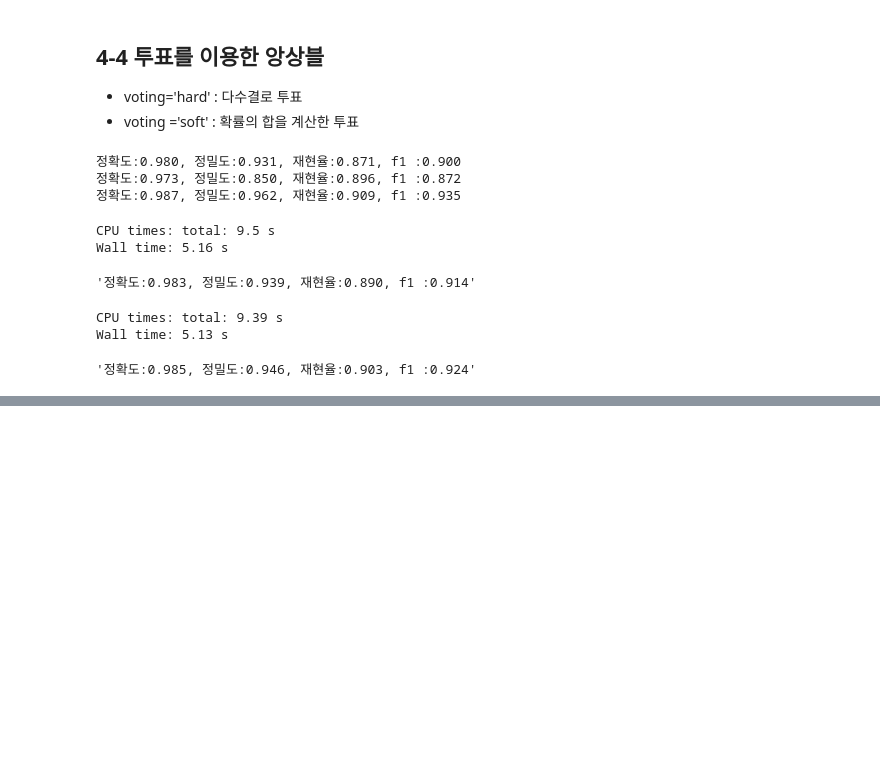
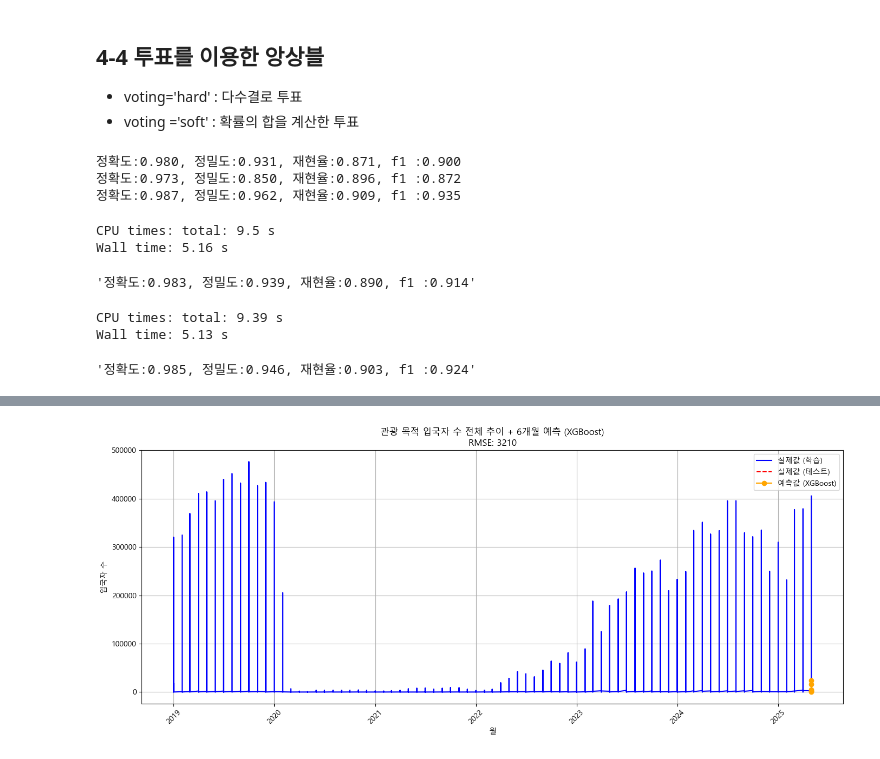
Before and after one commit to jangsh4752/ai_x, a Jupyter notebook: source/10_MachineLearning/4장_머신러닝모형최적화.ipynb, the cells around one changed output, grey strips where cells are left out. Cells and saved outputs as stored; diff of their text form; code cells hidden in the pictures; blank space fills up the shorter version.

```diff
--- a/source/10_MachineLearning/4장_머신러닝모형최적화.ipynb
+++ b/source/10_MachineLearning/4장_머신러닝모형최적화.ipynb
@@ -854,0 +975,82 @@ Wall time: 5.13 s
+# %%
+import pandas as pd
+import numpy as np
+from sklearn.metrics import mean_squared_error
+from xgboost import XGBRegressor
+import matplotlib.pyplot as plt
+
+# 1. 데이터 로딩 및 전처리
+df = pd.read_csv("./data/목적별 국적별 입국(전처리).csv", encoding="cp949")
+df = df.melt(id_vars=["국적", "목적"], var_name="월", value_name="입국자수")
+df["월"] = pd.to_datetime(df["월"], format="%Y년%m월")
+df = df.sort_values("월")
+
+# 2. 관광 목적 필터링
+df = df[df["목적"] == "관광"].reset_index(drop=True)
+
+# 3. 파생 변수 추가
+df["연도"] = df["월"].dt.year
+df["월_숫자"] = df["월"].dt.month
+df["계절"] = df["월"].dt.month % 12 // 3
+df["전월입국자수"] = df["입국자수"].shift(1)
+df["전년동월입국자수"] = df["입국자수"].shift(12)
+df["전월증감률"] = df["입국자수"].pct_change().shift(1)
+df["전년증감률"] = (df["입국자수"] - df["입국자수"].shift(12)) / df["입국자수"].shift(12)
+df["이동평균"] = df["입국자수"].rolling(window=3).mean().shift(1)
+
+# 4. 결측치 및 무한값 제거
+df_model = df.replace([np.inf, -np.inf], np.nan).dropna().copy()
+
+# 5. 특성 설정
+features = ["연도", "월_숫자", "계절", "전월입국자수", "전년동월입국자수",
+            "전월증감률", "전년증감률", "이동평균"]
+df_model["월_숫자"] = df_model["월_숫자"].astype(int)
+df_model["계절"] = df_model["계절"].astype(int)
+
+X = df_model[features]
+y = df_model["입국자수"]
+dates = df_model["월"]
+
+# 6. 최근 6개월 분할
+X_train, X_test = X[:-6], X[-6:]
+y_train, y_test = y[:-6], y[-6:]
+dates_train, dates_test = dates[:-6], dates[-6:]
+
+# 7. 모델 학습
+model = XGBRegressor(n_estimators=50, random_state=42)
+model.fit(X_train, y_train)
+
+# 8. 예측 및 음수 방지
+y_pred = np.clip(model.predict(X_test), 0, None)
+rmse = np.sqrt(mean_squared_error(y_test, y_pred))
+
+# 9. 전체 시계열 + 예측 시각화
+plt.figure(figsize=(14, 6))
+plt.plot(dates_train, y_train, label="실제값 (학습)", color='blue')
+plt.plot(dates_test, y_test, label="실제값 (테스트)", color='red', linestyle='--')
+plt.plot(dates_test, y_pred, label="예측값 (XGBoost)", color='orange', marker='o')
+plt.title(f"관광 목적 입국자 수 전체 추이 + 6개월 예측 (XGBoost)\nRMSE: {rmse:.0f}")
+plt.xlabel("월")
+plt.ylabel("입국자 수")
+plt.xticks(rotation=45)
+plt.legend()
+plt.grid(True)
+plt.tight_layout()
+plt.show()
+
+# 10. 최근 2년 확대 시각화
+plt.figure(figsize=(12, 5))
+mask = dates >= pd.to_datetime("2023-01-01")
+plt.plot(dates[mask], y[mask], label="실제값 (최근 2년)", color='blue')
+plt.plot(dates_test, y_test, label="실제값 (최근 6개월)", color='red', linestyle='--')
+plt.plot(dates_test, y_pred, label="예측값 (XGBoost)", color='orange', marker='o')
+plt.title(f"[확대] 최근 2년 입국자 수 추이 + 6개월 예측")
+plt.xlabel("월")
+plt.ylabel("입국자 수")
+plt.xticks(rotation=45)
+plt.legend()
+plt.grid(True)
+plt.tight_layout()
+plt.show()
+# %% [output]
+[figure, added]
```
Also changed, not shown: parts of 11 cells of this notebook, 10 other files.
